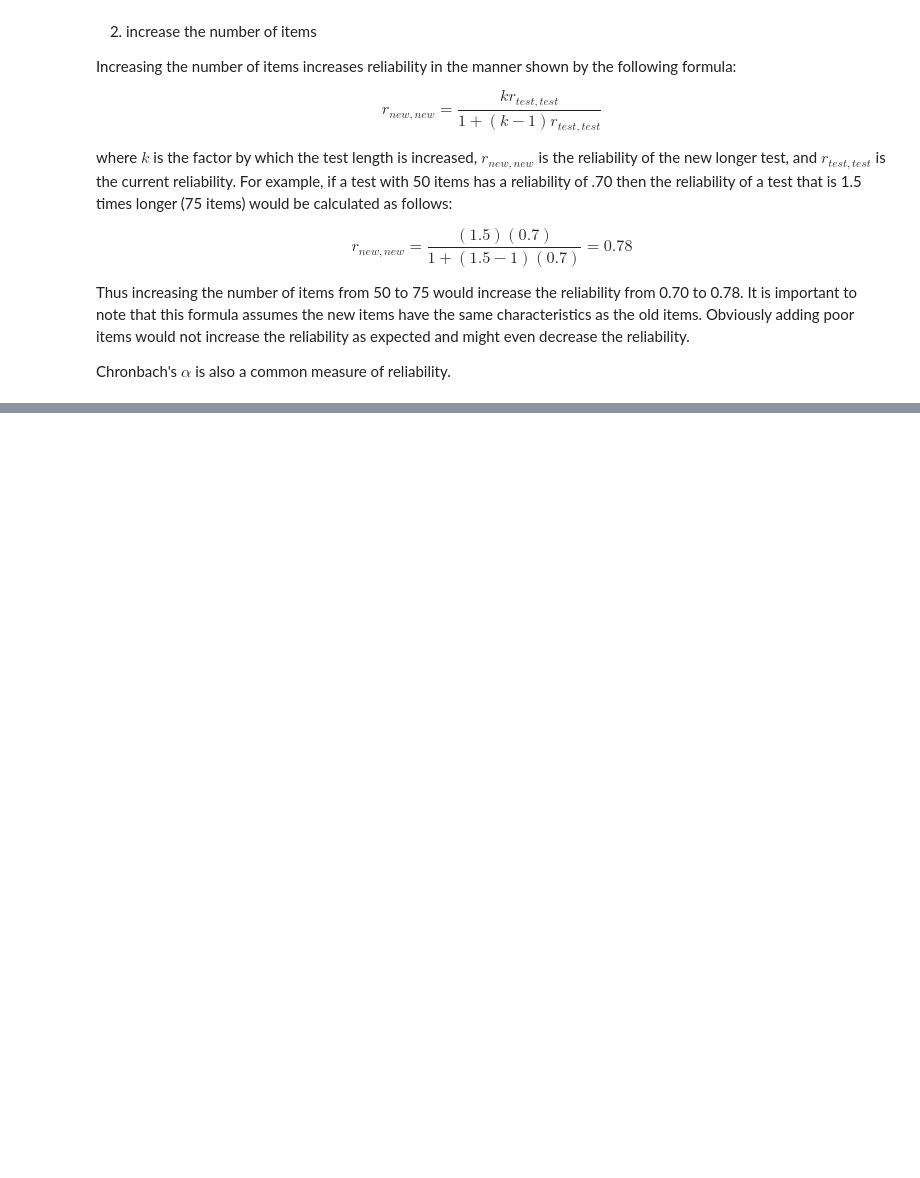
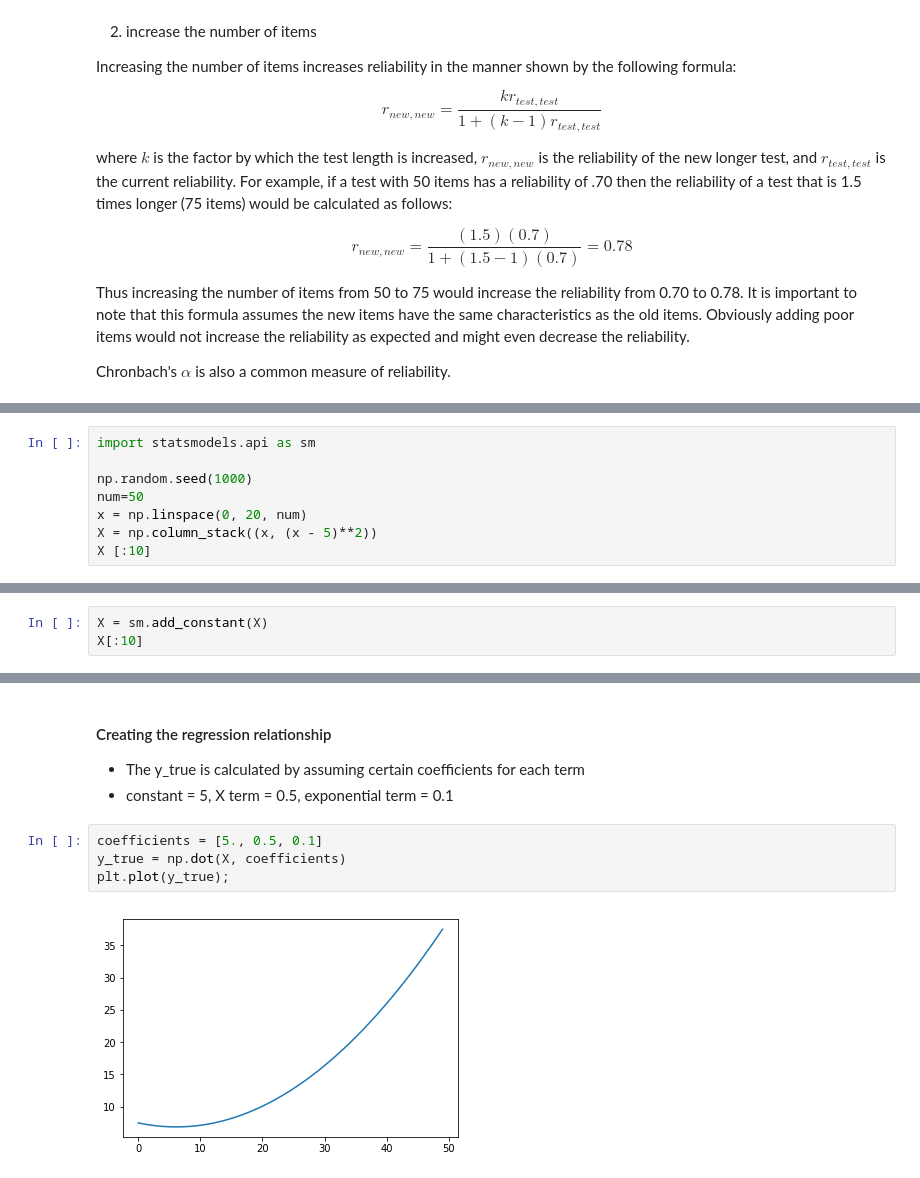
Before and after one commit to jamwine/Statistics, a Jupyter notebook: Statistics.ipynb, the cells around one changed output, grey strips where cells are left out. Saved outputs shown, nothing was run; the diff lists cells and outputs as text; blank space fills up the shorter version.

```diff
--- a/Statistics.ipynb
+++ b/Statistics.ipynb
@@ -1120,0 +1175,8 @@ Chronbach's $\alpha$ is also a common measure of reliability.
+# %%
+import statsmodels.api as sm
+
+np.random.seed(1000)
+num=50
+x = np.linspace(0, 20, num)
+X = np.column_stack((x, (x - 5)**2))
+X [:10]
@@ -1120,0 +1198,3 @@ Chronbach's $\alpha$ is also a common measure of reliability.
+# %%
+X = sm.add_constant(X)
+X[:10]
@@ -1120,0 +1212,11 @@ Chronbach's $\alpha$ is also a common measure of reliability.
+# %% [markdown]
+#### Creating the regression relationship
+
+* The y_true is calculated by assuming certain coefficients for each term
+* constant = 5, X term = 0.5, exponential term = 0.1
+# %%
+coefficients = [5., 0.5, 0.1]
+y_true = np.dot(X, coefficients)
+plt.plot(y_true);
+# %% [output]
+[figure, added]
```
Also changed, not shown: parts of 39 cells of this notebook.
